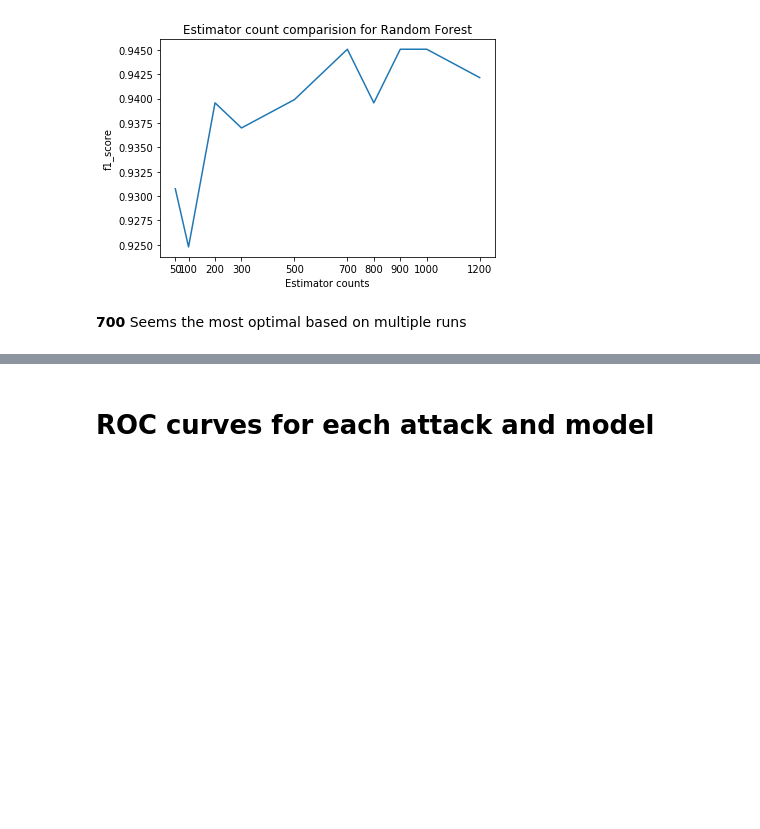
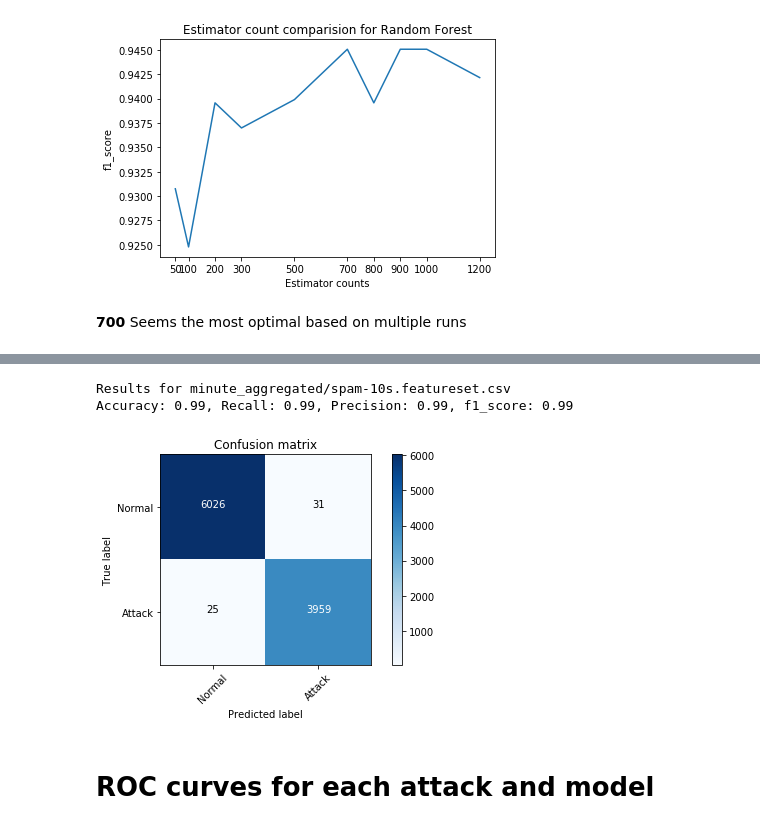
Before and after one commit to SpokenBanana/lambda-code, a Jupyter notebook: ddos-detection/Detecting Attacks.ipynb, the cells around one changed output, grey strips where cells are left out. Cells and saved outputs as stored; diff of their text form; code cells hidden in the pictures; blank space fills up the shorter version.

```diff
--- a/ddos-detection/Detecting Attacks.ipynb
+++ b/ddos-detection/Detecting Attacks.ipynb
@@ -115,3 +128,15 @@ Accuracy: 0.57, Recall: 0.00, Precision: 0.00, f1_score: 0.00
+# %%
+f = 'minute_aggregated/spam-10s.featureset.csv'
+print("Results for {}".format(f))
+xtrain, xtest, ytrain, ytest = get_specific_features_from(f, best_features())
+clf = rf_train(xtrain, ytrain)
+results = test_dict(clf, xtest, ytest)
+print('Accuracy: {accuracy:.2f}, Recall: {recall:.2f}, Precision: {precision:.2f}, f1_score: {f1_score:.2f}'.format(**results), '\n')
+plot_confusion_matrix(results['confusion_matrix'], ['Normal', 'Attack'])
+# %% [output]
+Results for minute_aggregated/spam-10s.featureset.csv
+Accuracy: 0.99, Recall: 0.99, Precision: 0.99, f1_score: 0.99
+[figure, added]
 # %% [markdown]
 # ROC curves for each attack and model
 # %%
```
Also changed, not shown: parts of 7 cells of this notebook, 2 other files.
